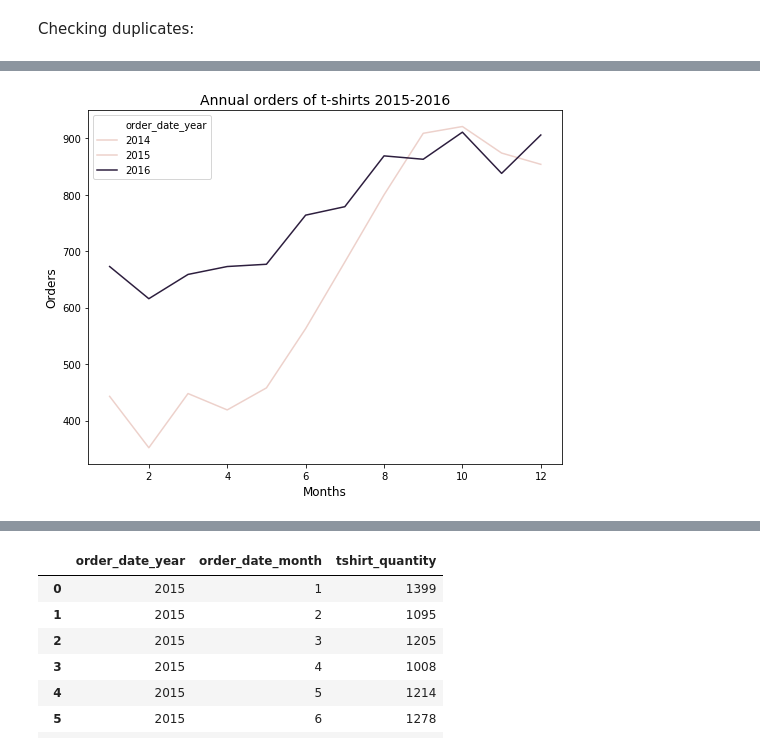
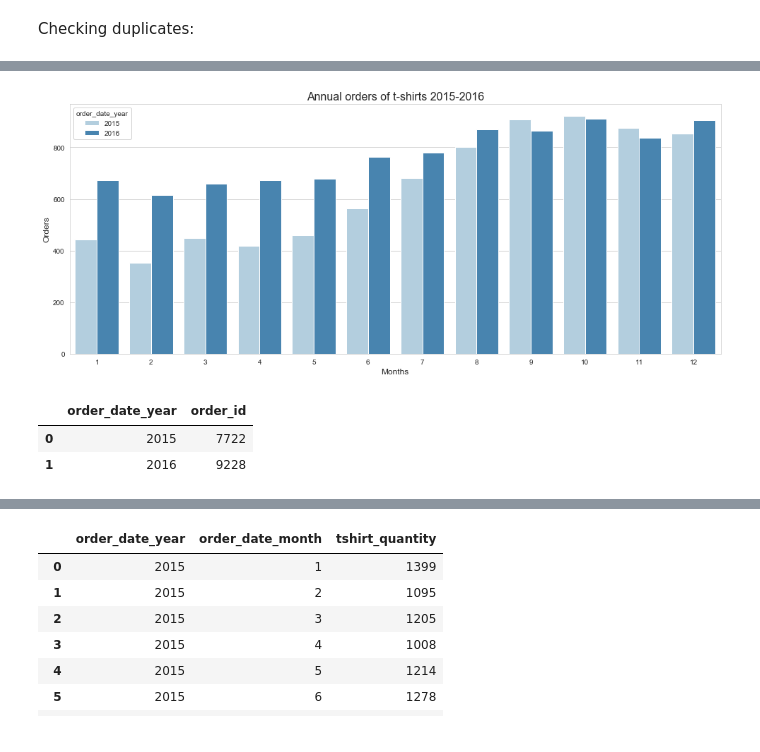
Before and after one commit to Daesparz/Conundrum_2, a Jupyter notebook: data_analysis.ipynb, the cells around one changed output, grey strips where cells are left out. Cells and saved outputs as stored; diff of their text form; code cells hidden in the pictures.

```diff
--- a/data_analysis.ipynb
+++ b/data_analysis.ipynb
@@ -66,4 +79,4 @@ Name: tshirt_quantity, dtype: int64
 # %%
-ordersByMonth = orders.groupby(['order_date_year', 'order_date_month']).count().tshirt_quantity.reset_index()
+ordersByMonth = orders.groupby(['order_date_year', 'order_date_month']).count().order_id.reset_index()
 ordersByMonth
 # %% [output]
@@ -86,0 +120,15 @@ ordersByMonth
+# %%
+_ = sns.set_style("whitegrid")
+_ = plt.figure(figsize=(8.5, 6.5))
+_ = sns.lineplot(x='order_date_month',
+                 y='order_id',
+                 hue='order_date_year',
+                 style='order_date_year',
+                 data=ordersByMonth,
+                 markers=True,
+                 dashes=False,
+                 palette='RdBu_r')
+_ = plt.title('Annual orders of t-shirts 2015-2016', size=16)
+_ = plt.xlabel('Months', size=12)
+_ = plt.ylabel('Orders', size=12)
+_ = plt.legend(title='Year', loc='upper left', labels=['2015', '2016'])
@@ -87,8 +137,19 @@ ordersByMonth
 # %%
-_ = plt.figure(figsize=(8.5, 6.5))
-_ = sns.lineplot(x='order_date_month', y='tshirt_quantity', hue='order_date_year', data=ordersByMonth)
-_ = plt.title('Annual orders of t-shirts 2015-2016', size=14)
+_ = plt.figure(figsize=(16.5, 6.5))
+_ = sns.barplot(x='order_date_month',
+                y='order_id',
+                hue='order_date_year',
+                data=ordersByMonth,
+                palette='Blues')
+_ = plt.title('Annual orders of t-shirts 2015-2016', size=16)
 _ = plt.xlabel('Months', size=12)
 _ = plt.ylabel('Orders', size=12)
 # %% [output]
-[figure, old version]
+[figure, new version]
+# %%
+ordersByYear = orders.groupby(['order_date_year']).count().order_id.reset_index()
+ordersByYear
+# %% [output]
+|  | order_date_year | order_id |
+| 0 | 2015 | 7722 |
+| 1 | 2016 | 9228 |
```
Also changed, not shown: parts of 60 cells of this notebook.
